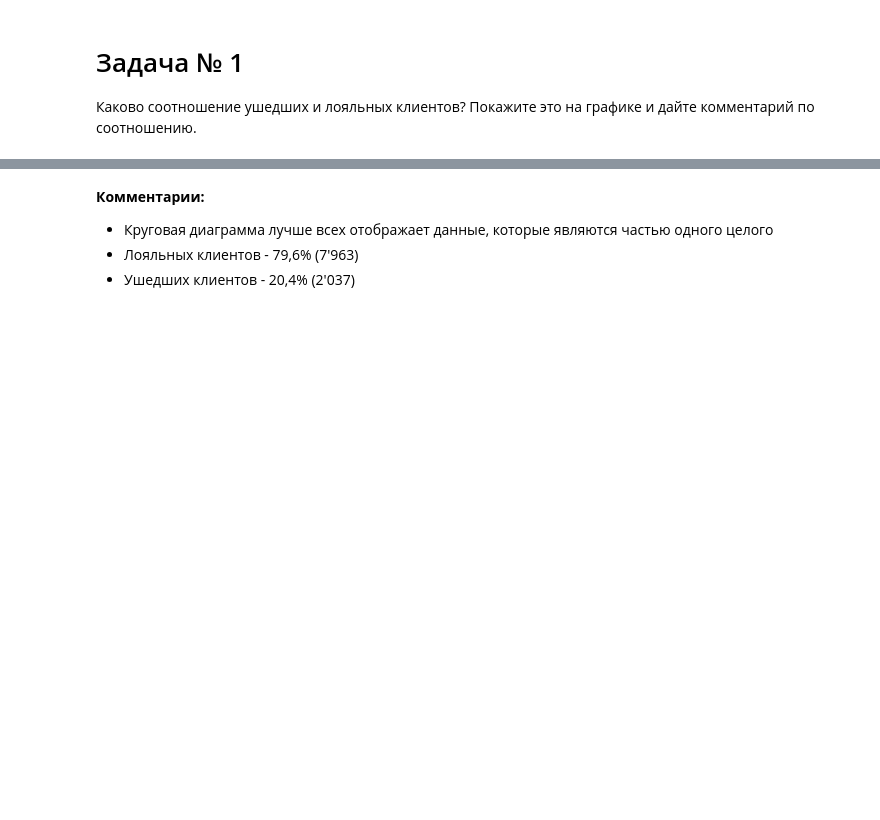
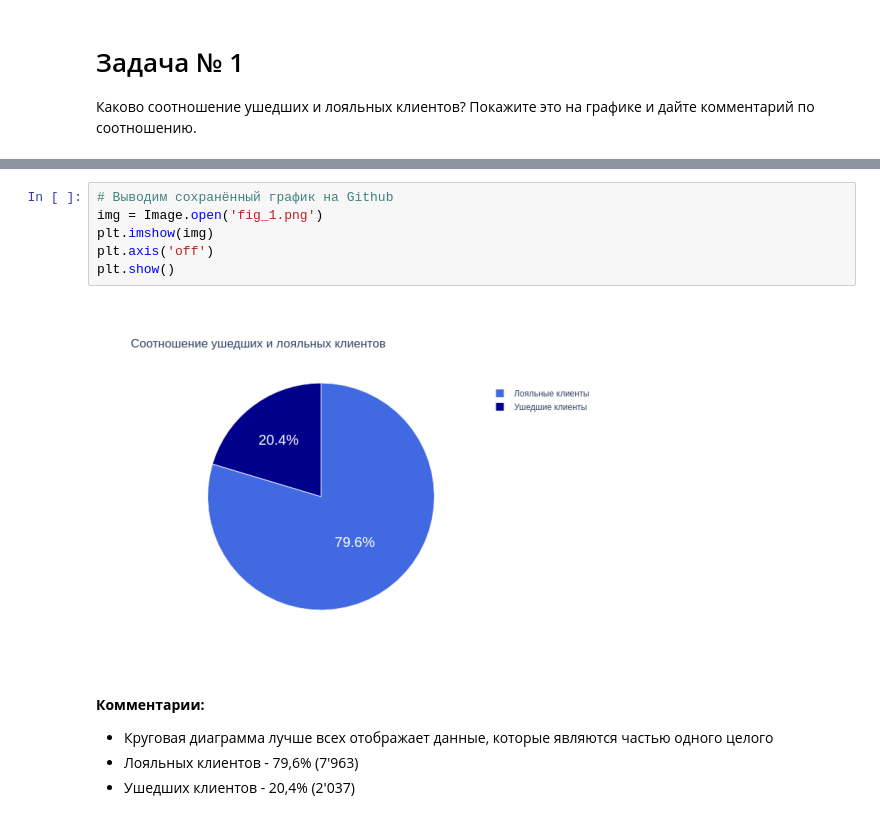
Before and after one commit to costaM705/sf_dst, a Jupyter notebook: practice_2/practice_2.ipynb, the cells around one changed output, grey strips where cells are left out. Drawn from its saved outputs; the diff is of its cells as text; blank space fills up the shorter version.

```diff
--- a/practice_2/practice_2.ipynb
+++ b/practice_2/practice_2.ipynb
@@ -93,3 +88,11 @@ img.show()
+# %%
+# Выводим сохранённый график на Github
+img = Image.open('fig_1.png')
+plt.imshow(img)
+plt.axis('off')
+plt.show()
+# %% [output]
+[figure, added]
 # %% [markdown]
 **Комментарии:**
 
```
Also changed, not shown: parts of 20 cells of this notebook.
